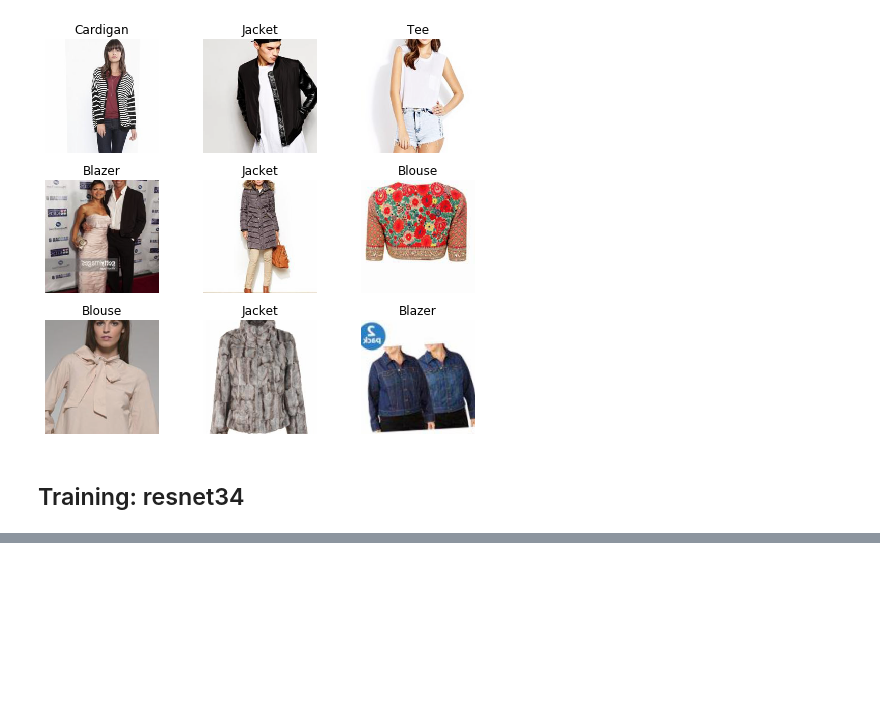
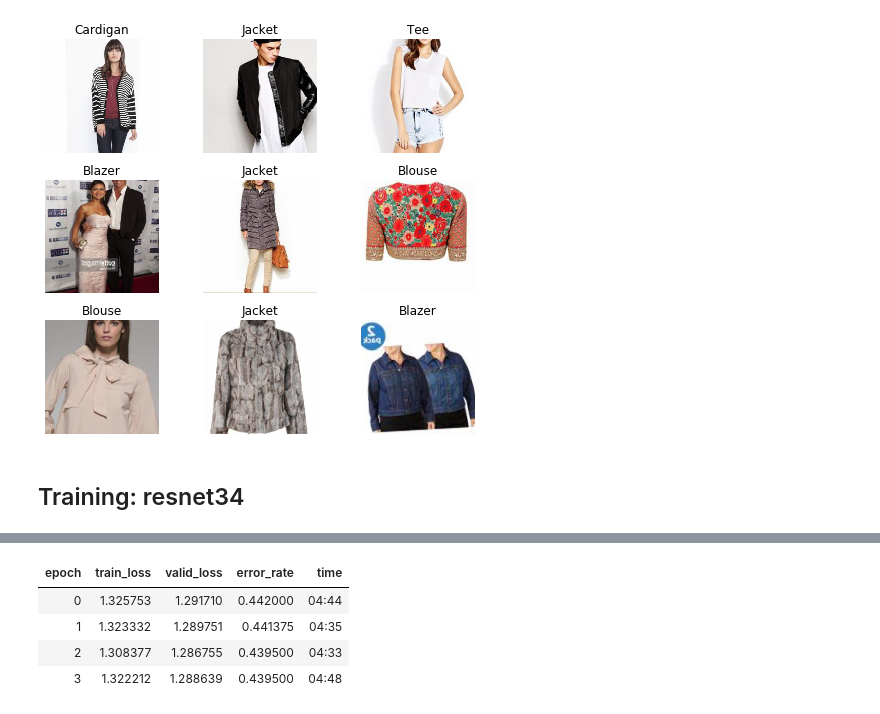
Before and after one commit to Arden-Zhu/fashion_net2, a Jupyter notebook: DeepFashion_classifer_by_category_picked.ipynb, the cells around one changed output, grey strips where cells are left out. Cells and saved outputs as stored; diff of their text form; code cells hidden in the pictures; blank space fills up the shorter version.

```diff
--- a/DeepFashion_classifer_by_category_picked.ipynb
+++ b/DeepFashion_classifer_by_category_picked.ipynb
@@ -128,3 +141,14 @@ LR Finder is complete, type {learner_name}.recorder.plot() to see the graph.
+# %%
+learn.load('stage-2')
+learn.unfreeze()
+learn.fit_one_cycle(4, max_lr=9e-8)
+learn.save('stage-3.1')
+# %% [output]
+| epoch | train_loss | valid_loss | error_rate | time |
+| 0 | 1.325753 | 1.291710 | 0.442000 | 04:44 |
+| 1 | 1.323332 | 1.289751 | 0.441375 | 04:35 |
+| 2 | 1.308377 | 1.286755 | 0.439500 | 04:33 |
+| 3 | 1.322212 | 1.288639 | 0.439500 | 04:48 |
 # %%
 learn.load('stage-2')
 learn.unfreeze()
```
Also changed, not shown: parts of 31 cells of this notebook.
